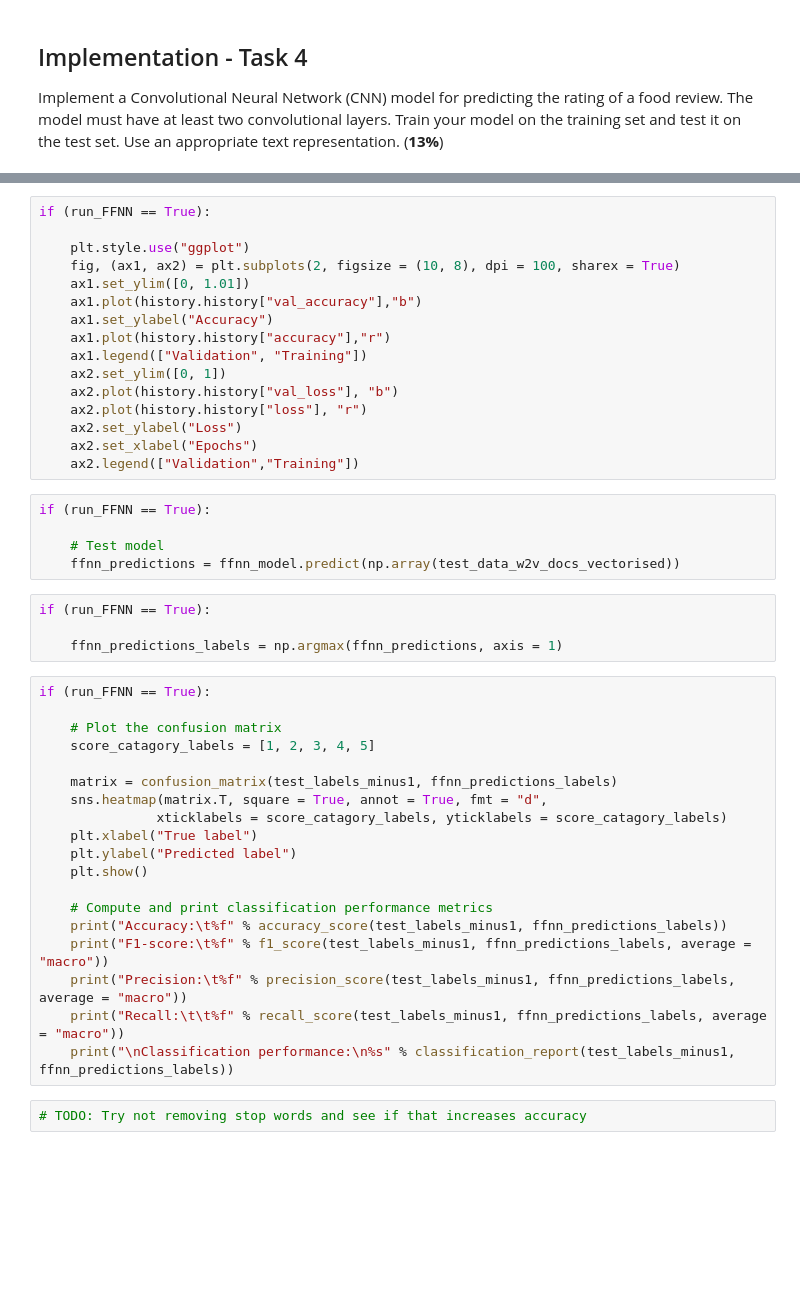
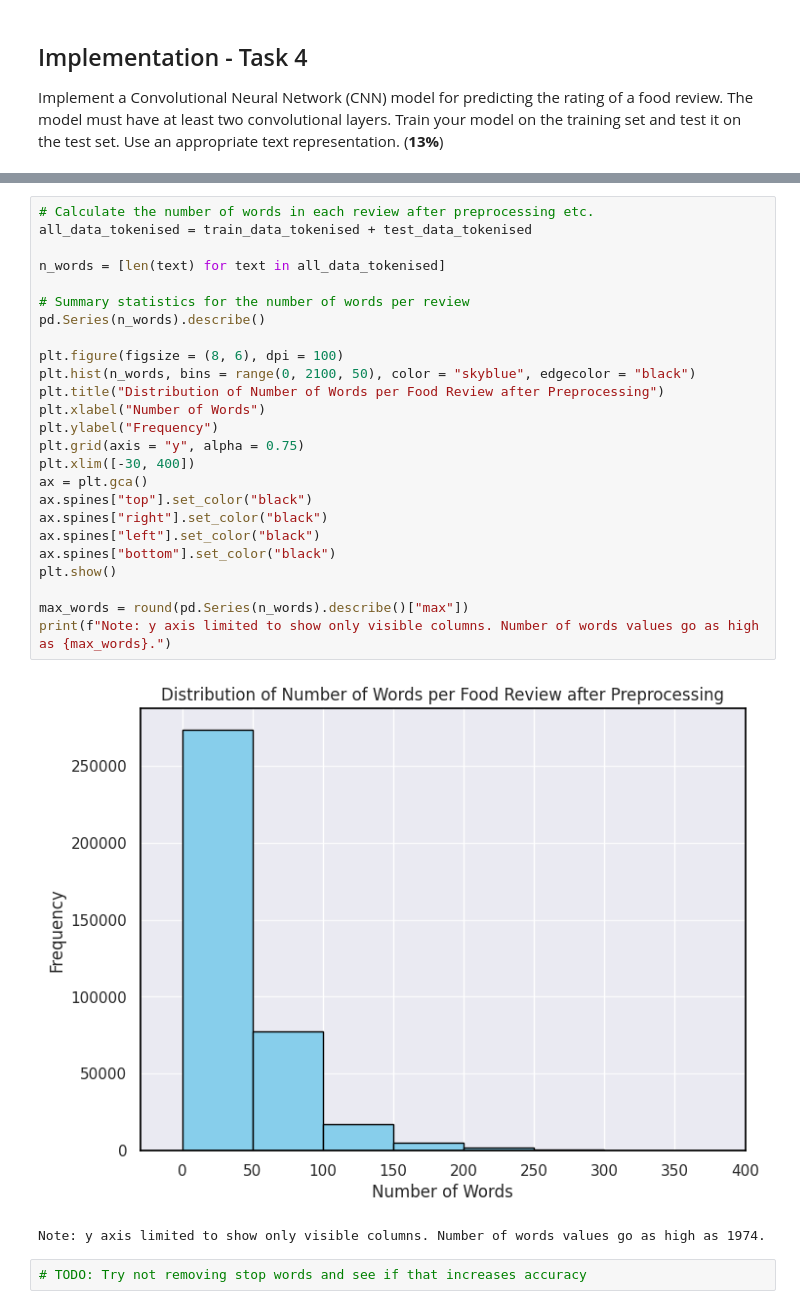
Before and after one commit to alasdair-breasley/tmla-assignment, a Jupyter notebook: TMLA_Assignment.ipynb, the cells around one changed output, grey strips where cells are left out. Drawn from its saved outputs; the diff is of its cells as text; blank space fills up the shorter version.

```diff
--- a/TMLA_Assignment.ipynb
+++ b/TMLA_Assignment.ipynb
@@ -846,46 +616,30 @@ if (run_FFNN == True):
-# %%
-if (run_FFNN == True):
-
-    plt.style.use("ggplot")
-    fig, (ax1, ax2) = plt.subplots(2, figsize = (10, 8), dpi = 100, sharex = True)
-    ax1.set_ylim([0, 1.01])
-    ax1.plot(history.history["val_accuracy"],"b")
-    ax1.set_ylabel("Accuracy")
-    ax1.plot(history.history["accuracy"],"r")
-    ax1.legend(["Validation", "Training"])
-    ax2.set_ylim([0, 1])
-    ax2.plot(history.history["val_loss"], "b")
-    ax2.plot(history.history["loss"], "r")
-    ax2.set_ylabel("Loss")
-    ax2.set_xlabel("Epochs")
-    ax2.legend(["Validation","Training"])
-# %%
-if (run_FFNN == True):
-
-    # Test model
-    ffnn_predictions = ffnn_model.predict(np.array(test_data_w2v_docs_vectorised))
-# %%
-if (run_FFNN == True):
-
-    ffnn_predictions_labels = np.argmax(ffnn_predictions, axis = 1)
-# %%
-if (run_FFNN == True):
-
-    # Plot the confusion matrix
-    score_catagory_labels = [1, 2, 3, 4, 5]
-
-    matrix = confusion_matrix(test_labels_minus1, ffnn_predictions_labels)
-    sns.heatmap(matrix.T, square = True, annot = True, fmt = "d",
-               xticklabels = score_catagory_labels, yticklabels = score_catagory_labels)
-    plt.xlabel("True label")
-    plt.ylabel("Predicted label")
-    plt.show()
-
-    # Compute and print classification performance metrics
-    print("Accuracy:\t%f" % accuracy_score(test_labels_minus1, ffnn_predictions_labels))
-    print("F1-score:\t%f" % f1_score(test_labels_minus1, ffnn_predictions_labels, average = "macro"))
-    print("Precision:\t%f" % precision_score(test_labels_minus1, ffnn_predictions_labels, average = "macro"))
-    print("Recall:\t\t%f" % recall_score(test_labels_minus1, ffnn_predictions_labels, average = "macro"))
-    print("\nClassification performance:\n%s" % classification_report(test_labels_minus1, ffnn_predictions_labels))
+# %%
+# Calculate the number of words in each review after preprocessing etc.
+all_data_tokenised = train_data_tokenised + test_data_tokenised
+
+n_words = [len(text) for text in all_data_tokenised]
+
+# Summary statistics for the number of words per review
+pd.Series(n_words).describe()
+
+plt.figure(figsize = (8, 6), dpi = 100)
+plt.hist(n_words, bins = range(0, 2100, 50), color = "skyblue", edgecolor = "black")
+plt.title("Distribution of Number of Words per Food Review after Preprocessing")
+plt.xlabel("Number of Words")
+plt.ylabel("Frequency")
+plt.grid(axis = "y", alpha = 0.75)
+plt.xlim([-30, 400])
+ax = plt.gca()
+ax.spines["top"].set_color("black")
+ax.spines["right"].set_color("black")
+ax.spines["left"].set_color("black")
+ax.spines["bottom"].set_color("black")
+plt.show()
+
+max_words = round(pd.Series(n_words).describe()["max"])
+print(f"Note: y axis limited to show only visible columns. Number of words values go as high as {max_words}.")
+# %% [output]
+[figure, added]
+Note: y axis limited to show only visible columns. Number of words values go as high as 1974.
 # %%
 # TODO: Try not removing stop words and see if that increases accuracy
```
Also changed, not shown: parts of 47 cells of this notebook.
